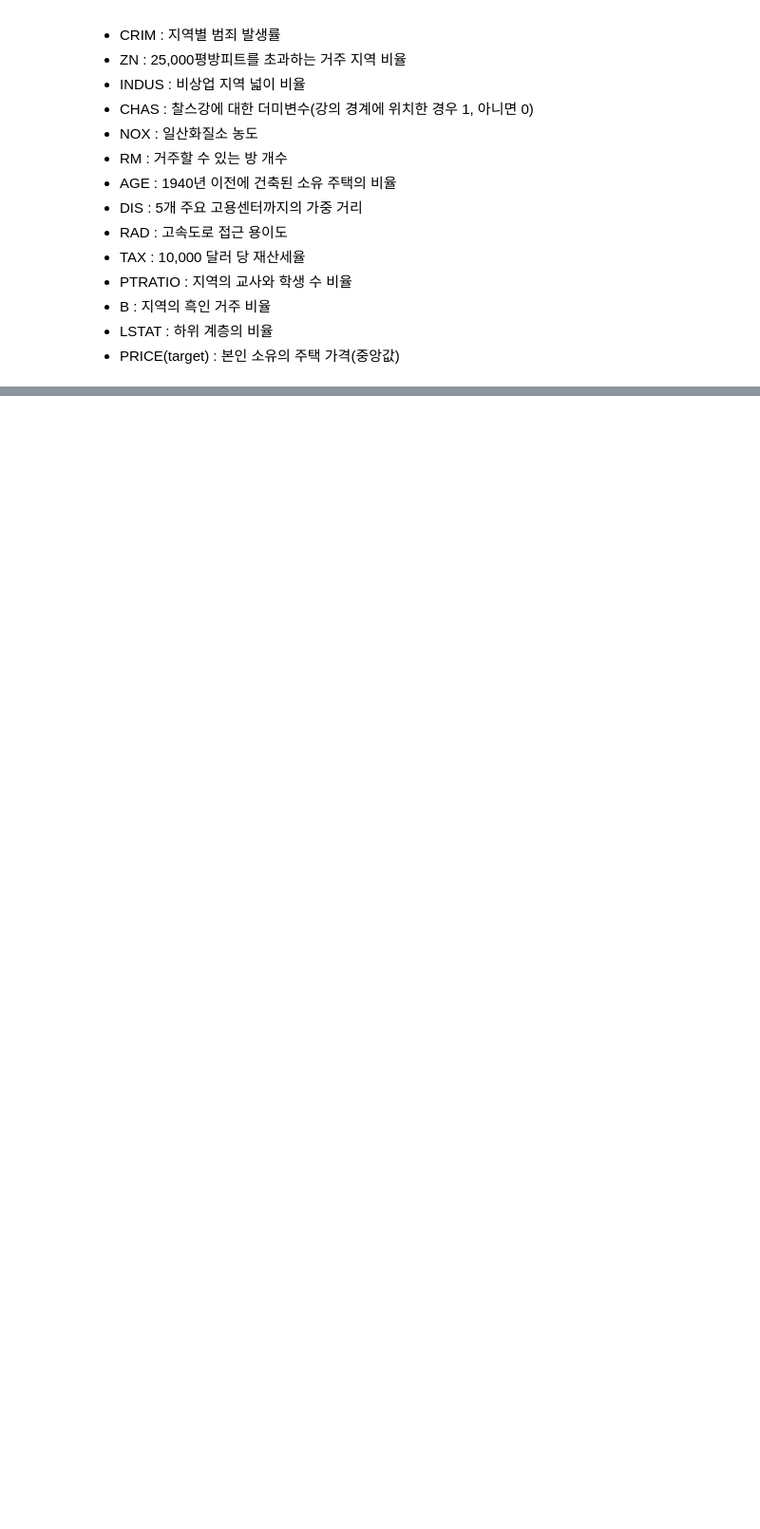
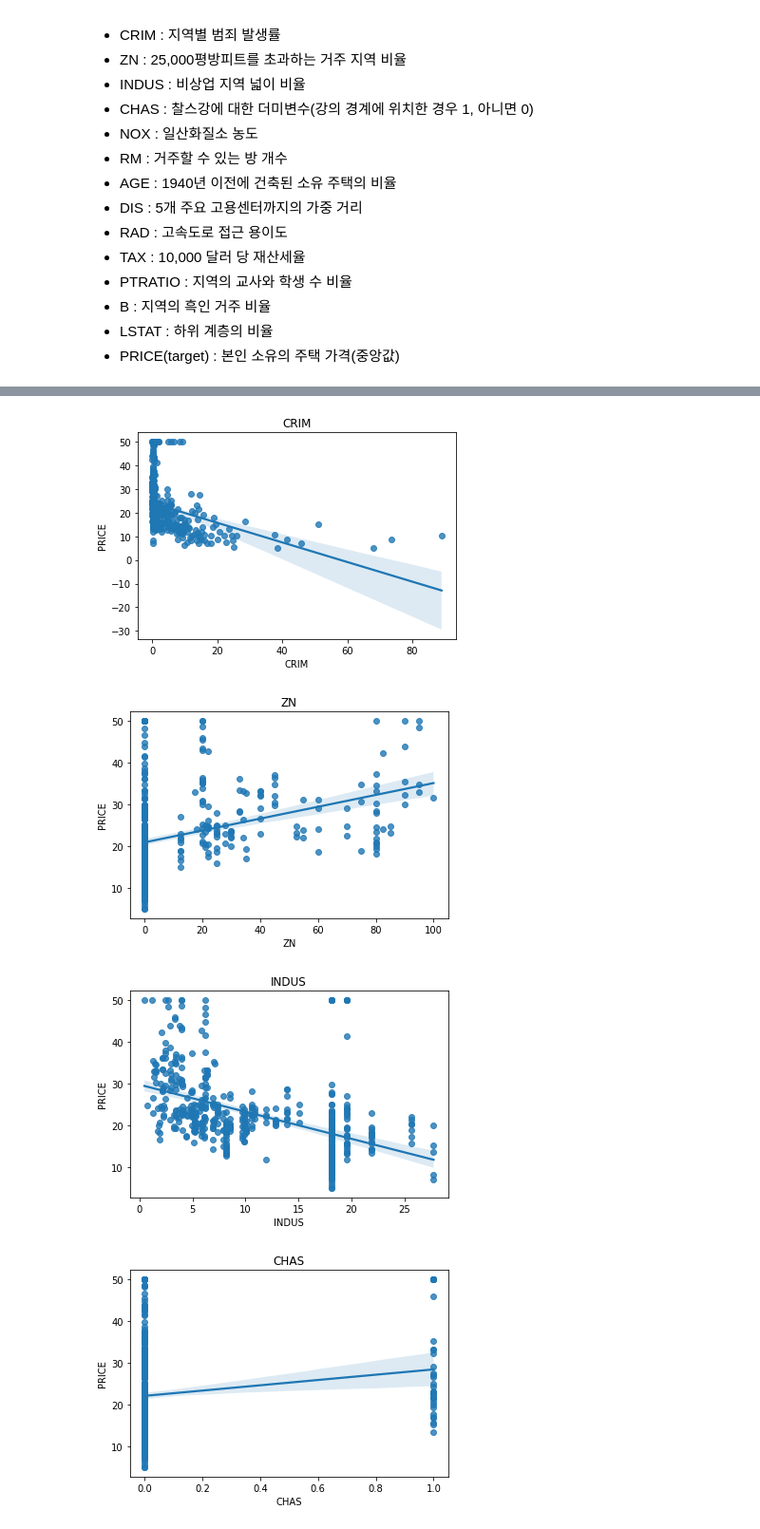
Before and after one commit to Jung-jieun/python-big-data-analysis, a Jupyter notebook: Regression_boston.ipynb, the cells around one changed output, grey strips where cells are left out. Shown at 95% size. Drawn from its saved outputs; the diff is of its cells as text; code cells hidden in the pictures; blank space fills up the shorter version.

```diff
--- a/Regression_boston.ipynb
+++ b/Regression_boston.ipynb
@@ -32,0 +42,6 @@
+# %%
+boston = load_boston()
+
+boston_df = pd.DataFrame(boston['data'], columns = boston['feature_names'])
+boston_df['PRICE'] = boston['target']
+boston_df.info()
@@ -32,0 +97,14 @@
+# %%
+# target과 feature의 산점도의 선형회귀 직선 그래프
+def boston_reg(col):
+    sns.regplot(x=col, y='PRICE', data=boston_df)
+    plt.title(col)
+    plt.show()
+# %%
+for col in boston_df.columns[:-1]:
+    boston_reg(col)
+# %% [output]
+[figure, added]
+[figure, added]
+[figure, added]
+[figure, added]
```
Also changed, not shown: parts of 23 cells of this notebook.
